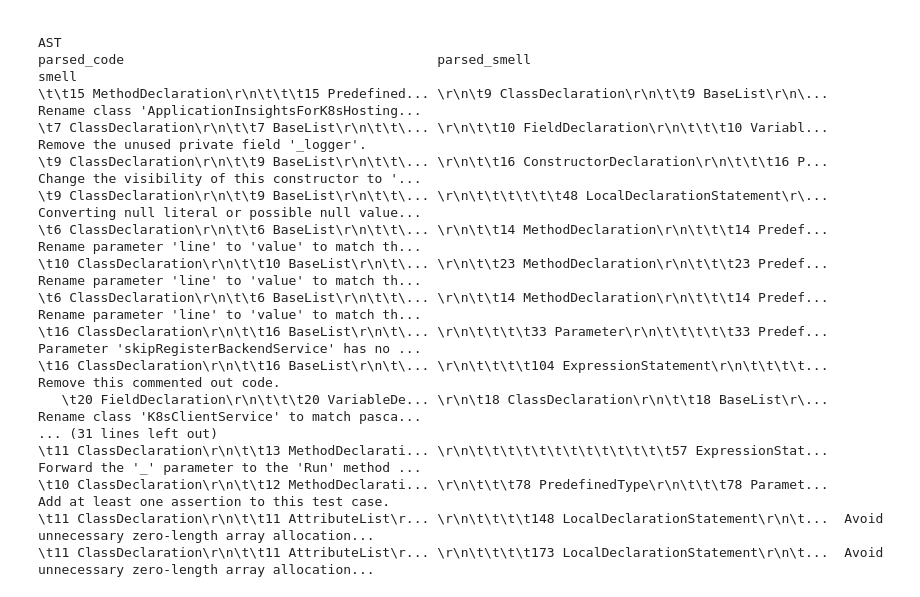
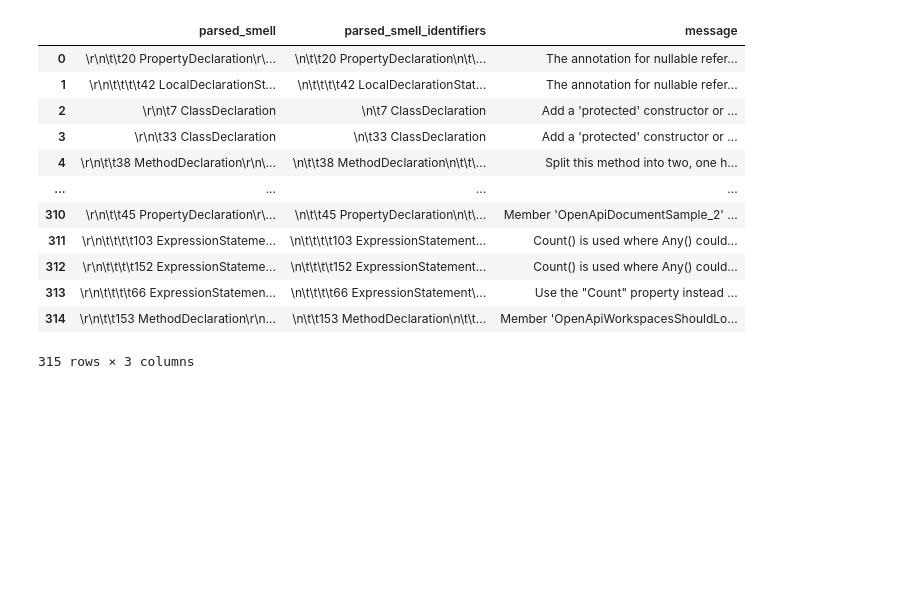
Before and after one commit to myahyavar/CodeSmellDetection, a Jupyter notebook: Embedding/AST_Preprocess.ipynb, the cells around one changed output. Cells and saved outputs as stored; diff of their text form; code cells hidden in the pictures; blank space fills up the shorter version.

```diff
--- a/Embedding/AST_Preprocess.ipynb
+++ b/Embedding/AST_Preprocess.ipynb
@@ -1,23 +1,34 @@
 # %%
 import pandas as pd
-import csv
-df1 = pd.read_csv('test-data.csv', header=None, names=['AST'])
-df1
+
+# Read the combined.csv file
+df = pd.read_csv('combined.csv')
+
+# Drop rows with NaN values in the specified columns
+df_dropped = df.dropna(subset=['parsed_smell', 'parsed_smell_identifiers', 'message'])
+
+# Save the modified DataFrame to a new CSV file
+df_dropped.to_csv('test-data.csv', index=False)
+
+# Read the test-data.csv file
+df = pd.read_csv('test-data.csv')
+
+# Drop duplicate rows based on the "smell" column
+# df_unique = df.drop_duplicates(subset='message')
+# df_unique.to_csv('test-data.csv', index=False)
+# df_unique
+df
 # %% [output]
+|  | parsed_smell | parsed_smell_identifiers | message |
+| 0 | \r\n\t\t20 PropertyDeclaration\r\... | \n\t\t20 PropertyDeclaration\n\t\... | The annotation for nullable refer... |
+| 1 | \r\n\t\t\t\t42 LocalDeclarationSt... | \n\t\t\t\t42 LocalDeclarationStat... | The annotation for nullable refer... |
+| 2 | \r\n\t7 ClassDeclaration | \n\t7 ClassDeclaration | Add a 'protected' constructor or ... |
+| 3 | \r\n\t33 ClassDeclaration | \n\t33 ClassDeclaration | Add a 'protected' constructor or ... |
+| 4 | \r\n\t\t38 MethodDeclaration\r\n\... | \n\t\t38 MethodDeclaration\n\t\t\... | Split this method into two, one h... |
+| ... | ... | ... | ... |
+| 310 | \r\n\t\t45 PropertyDeclaration\r\... | \n\t\t45 PropertyDeclaration\n\t\... | Member 'OpenApiDocumentSample_2' ... |
+| 311 | \r\n\t\t\t\t103 ExpressionStateme... | \n\t\t\t\t103 ExpressionStatement... | Count() is used where Any() could... |
+| 312 | \r\n\t\t\t\t152 ExpressionStateme... | \n\t\t\t\t152 ExpressionStatement... | Count() is used where Any() could... |
+| 313 | \r\n\t\t\t\t66 ExpressionStatemen... | \n\t\t\t\t66 ExpressionStatement\... | Use the "Count" property instead ... |
+| 314 | \r\n\t\t153 MethodDeclaration\r\n... | \n\t\t153 MethodDeclaration\n\t\t... | Member 'OpenApiWorkspacesShouldLo... |
-                                                                                                                                                     AST
-parsed_code                                        parsed_smell                                                                                    smell
-\t\t15 MethodDeclaration\r\n\t\t\t15 Predefined... \r\n\t9 ClassDeclaration\r\n\t\t9 BaseList\r\n\...  Rename class 'ApplicationInsightsForK8sHosting...
-\t7 ClassDeclaration\r\n\t\t7 BaseList\r\n\t\t\... \r\n\t\t10 FieldDeclaration\r\n\t\t\t10 Variabl...         Remove the unused private field '_logger'.
-\t9 ClassDeclaration\r\n\t\t9 BaseList\r\n\t\t\... \r\n\t\t16 ConstructorDeclaration\r\n\t\t\t16 P...  Change the visibility of this constructor to '...
-\t9 ClassDeclaration\r\n\t\t9 BaseList\r\n\t\t\... \r\n\t\t\t\t\t\t48 LocalDeclarationStatement\r\...  Converting null literal or possible null value...
-\t6 ClassDeclaration\r\n\t\t6 BaseList\r\n\t\t\... \r\n\t\t14 MethodDeclaration\r\n\t\t\t14 Predef...  Rename parameter 'line' to 'value' to match th...
-\t10 ClassDeclaration\r\n\t\t10 BaseList\r\n\t\... \r\n\t\t23 MethodDeclaration\r\n\t\t\t23 Predef...  Rename parameter 'line' to 'value' to match th...
-\t6 ClassDeclaration\r\n\t\t6 BaseList\r\n\t\t\... \r\n\t\t14 MethodDeclaration\r\n\t\t\t14 Predef...  Rename parameter 'line' to 'value' to match th...
-\t16 ClassDeclaration\r\n\t\t16 BaseList\r\n\t\... \r\n\t\t\t\t33 Parameter\r\n\t\t\t\t\t33 Predef...  Parameter 'skipRegisterBackendService' has no ...
-\t16 ClassDeclaration\r\n\t\t16 BaseList\r\n\t\... \r\n\t\t\t\t104 ExpressionStatement\r\n\t\t\t\t...                    Remove this commented out code.
-   \t20 FieldDeclaration\r\n\t\t\t20 VariableDe... \r\n\t18 ClassDeclaration\r\n\t\t18 BaseList\r\...  Rename class 'K8sClientService' to match pasca...
-... (31 lines left out)
-\t11 ClassDeclaration\r\n\t\t13 MethodDeclarati... \r\n\t\t\t\t\t\t\t\t\t\t\t\t\t57 ExpressionStat...  Forward the '_' parameter to the 'Run' method ...
-\t10 ClassDeclaration\r\n\t\t12 MethodDeclarati... \r\n\t\t\t78 PredefinedType\r\n\t\t\t78 Paramet...      Add at least one assertion to this test case.
-\t11 ClassDeclaration\r\n\t\t11 AttributeList\r... \r\n\t\t\t\t148 LocalDeclarationStatement\r\n\t...  Avoid unnecessary zero-length array allocation...
-\t11 ClassDeclaration\r\n\t\t11 AttributeList\r... \r\n\t\t\t\t173 LocalDeclarationStatement\r\n\t...  Avoid unnecessary zero-length array allocation...
+315 rows × 3 columns
```
Also changed, not shown: parts of 4 cells of this notebook, 12 other files.
